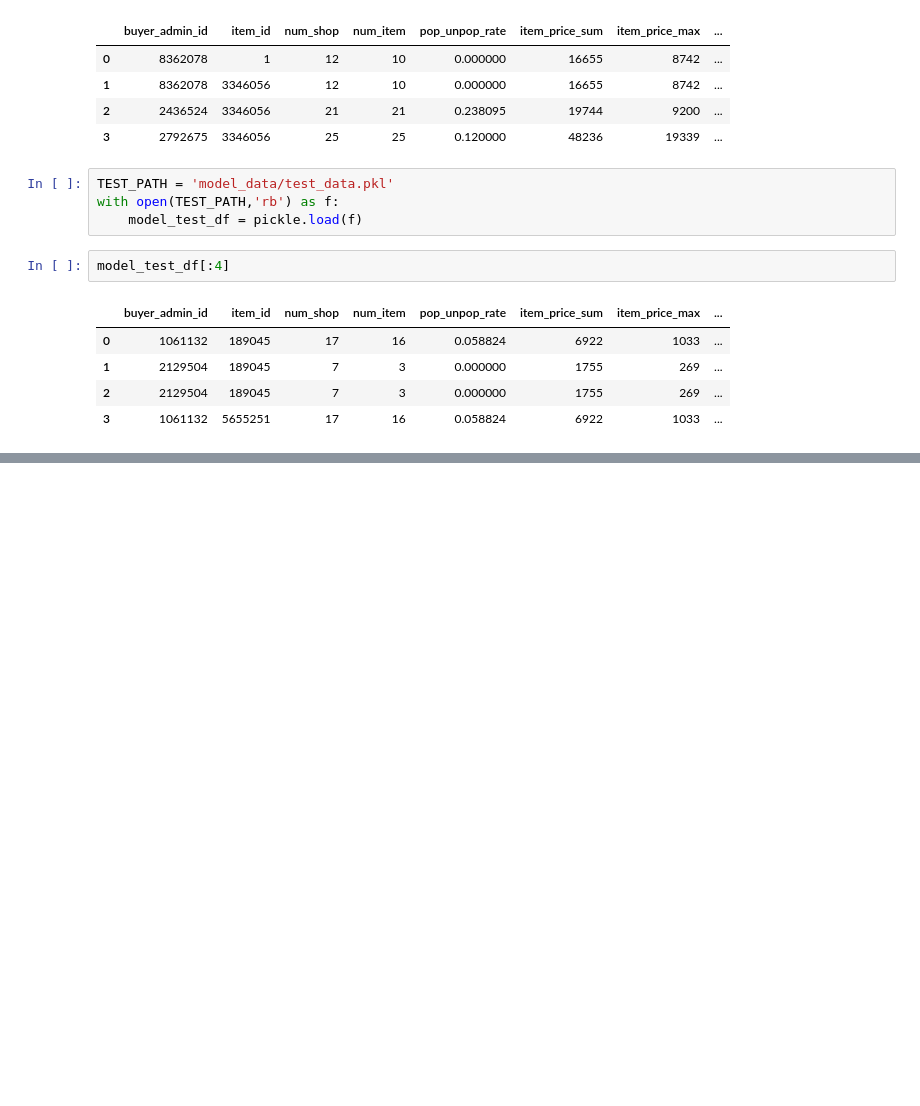
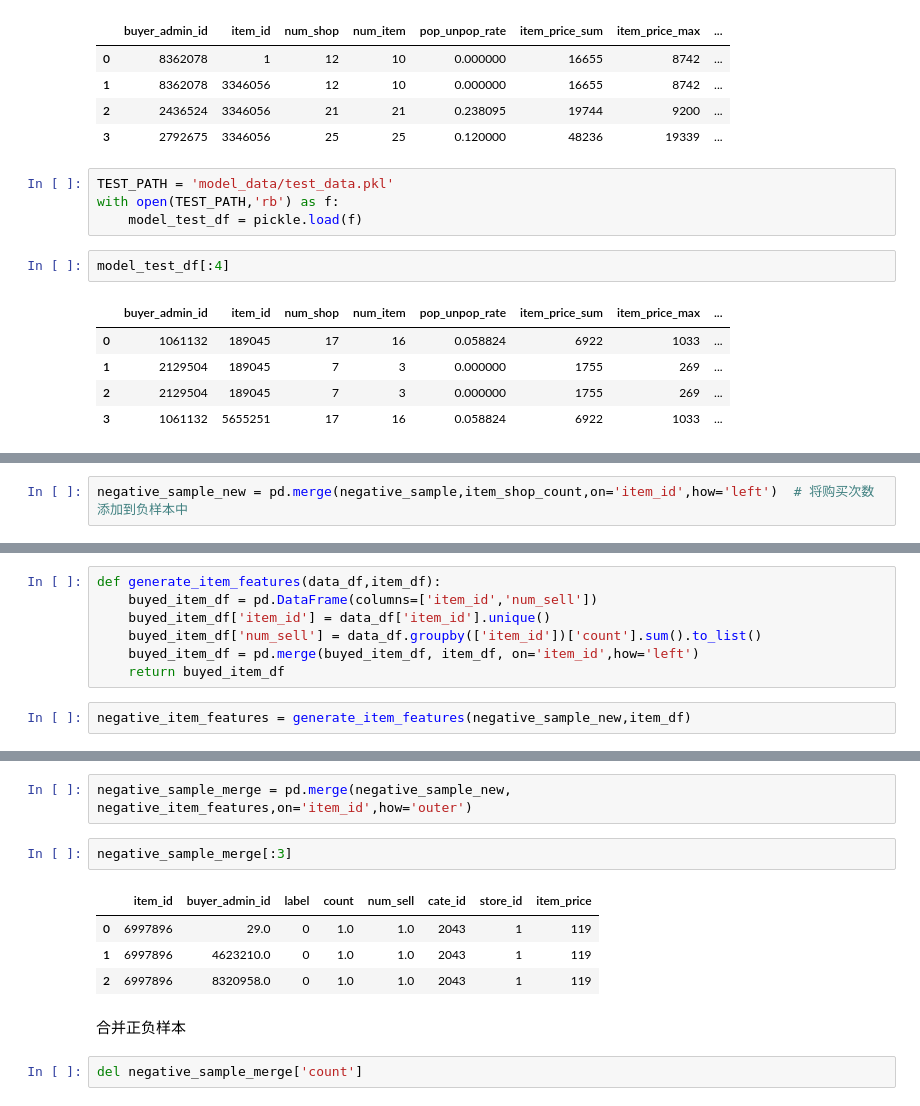
Before and after one commit to chenyaohlgs/anTaiCompetition, a Jupyter notebook: src/TraingTestData.ipynb, the cells around one changed output, grey strips where cells are left out. Saved outputs shown, nothing was run; the diff lists cells and outputs as text; blank space fills up the shorter version.

```diff
--- a/src/TraingTestData.ipynb
+++ b/src/TraingTestData.ipynb
@@ -122,0 +147,2 @@ model_test_df[:4]
+# %%
+negative_sample_new = pd.merge(negative_sample,item_shop_count,on='item_id',how='left')  # 将购买次数添加到负样本中
@@ -122,0 +156,9 @@ model_test_df[:4]
+# %%
+def generate_item_features(data_df,item_df):
+    buyed_item_df = pd.DataFrame(columns=['item_id','num_sell'])
+    buyed_item_df['item_id'] = data_df['item_id'].unique()
+    buyed_item_df['num_sell'] = data_df.groupby(['item_id'])['count'].sum().to_list()
+    buyed_item_df = pd.merge(buyed_item_df, item_df, on='item_id',how='left')
+    return buyed_item_df
+# %%
+negative_item_features = generate_item_features(negative_sample_new,item_df)
@@ -122,0 +172,13 @@ model_test_df[:4]
+# %%
+negative_sample_merge = pd.merge(negative_sample_new, negative_item_features,on='item_id',how='outer')
+# %%
+negative_sample_merge[:3]
+# %% [output]
+|  | item_id | buyer_admin_id | label | count | num_sell | cate_id | store_id | item_price |
+| 0 | 6997896 | 29.0 | 0 | 1.0 | 1.0 | 2043 | 1 | 119 |
+| 1 | 6997896 | 4623210.0 | 0 | 1.0 | 1.0 | 2043 | 1 | 119 |
+| 2 | 6997896 | 8320958.0 | 0 | 1.0 | 1.0 | 2043 | 1 | 119 |
+# %% [markdown]
+合并正负样本
+# %%
+del negative_sample_merge['count']
```
Also changed, not shown: parts of 18 cells of this notebook, 7 other files.
